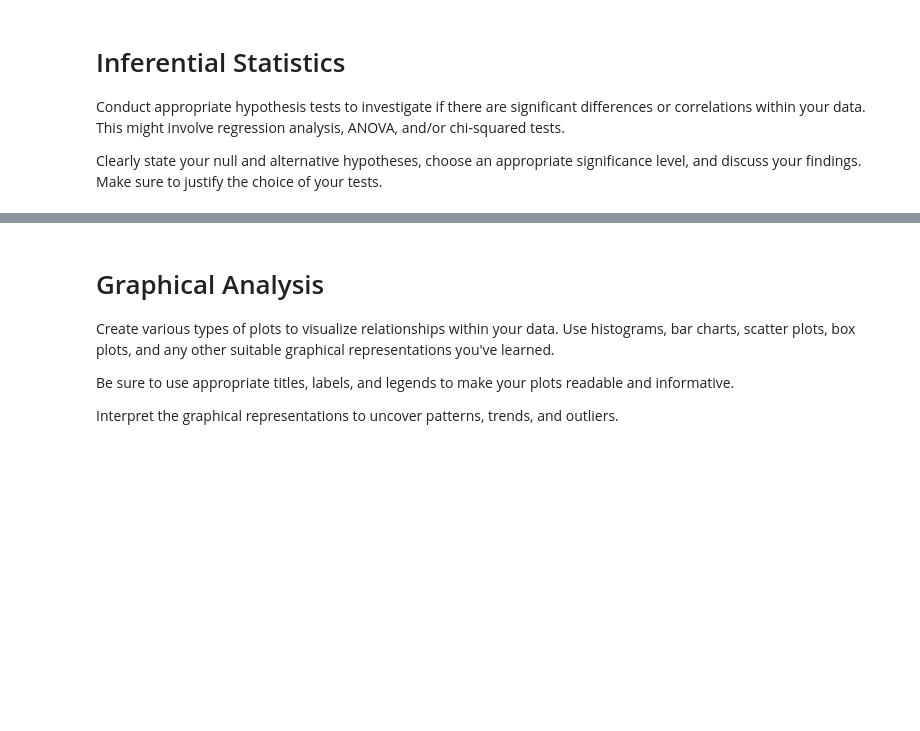
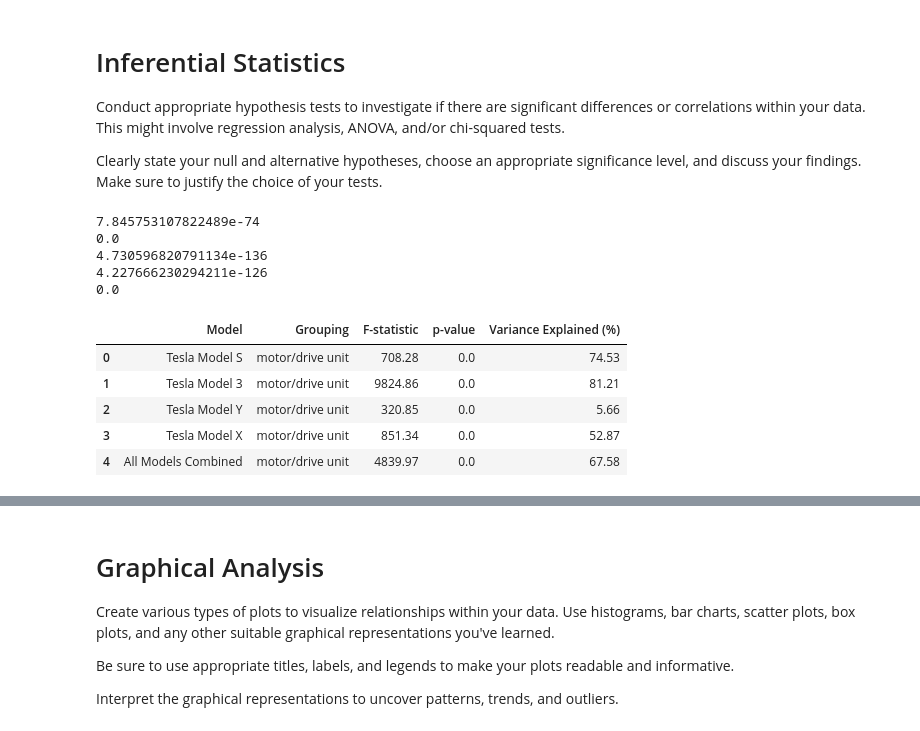
Before and after one commit to zezhenwang/si618-ev-project, a Jupyter notebook: Part_II.ipynb, the cells around one changed output, grey strips where cells are left out. Drawn from its saved outputs; the diff is of its cells as text; code cells hidden in the pictures; blank space fills up the shorter version.

```diff
--- a/Part_II.ipynb
+++ b/Part_II.ipynb
@@ -218,0 +299,15 @@ Clearly state your null and alternative hypotheses, choose an appropriate signif
+# %%
+anova_motor = anova_summary(tesla_sale_data, group_col="motor/drive unit")
+anova_motor
+# %% [output]
+7.845753107822489e-74
+0.0
+4.730596820791134e-136
+4.227666230294211e-126
+0.0
+|  | Model | Grouping | F-statistic | p-value | Variance Explained (%) |
+| 0 | Tesla Model S | motor/drive unit | 708.28 | 0.0 | 74.53 |
+| 1 | Tesla Model 3 | motor/drive unit | 9824.86 | 0.0 | 81.21 |
+| 2 | Tesla Model Y | motor/drive unit | 320.85 | 0.0 | 5.66 |
+| 3 | Tesla Model X | motor/drive unit | 851.34 | 0.0 | 52.87 |
+| 4 | All Models Combined | motor/drive unit | 4839.97 | 0.0 | 67.58 |
```
Also changed, not shown: parts of 15 cells of this notebook.
